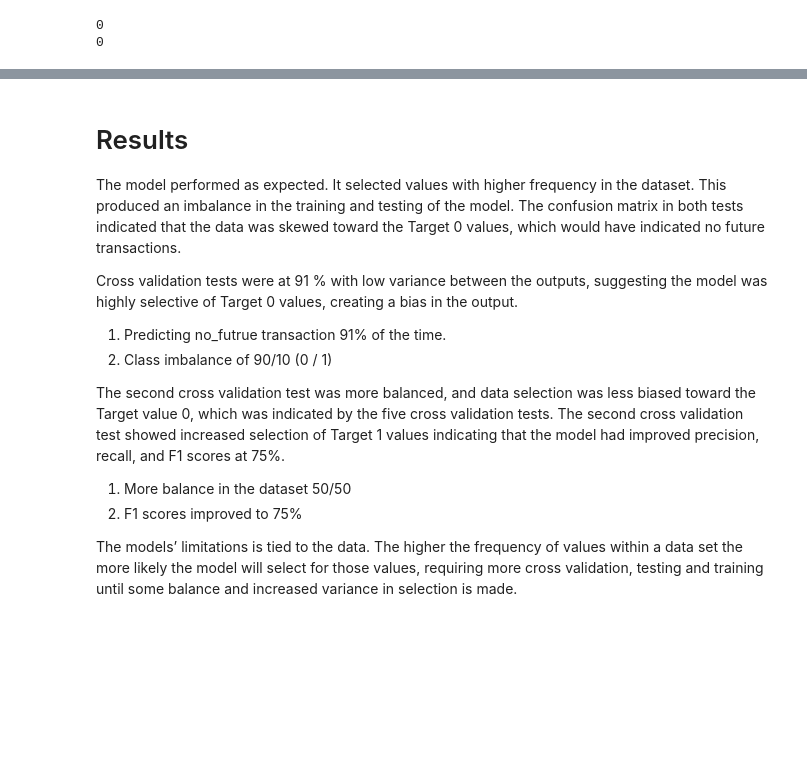
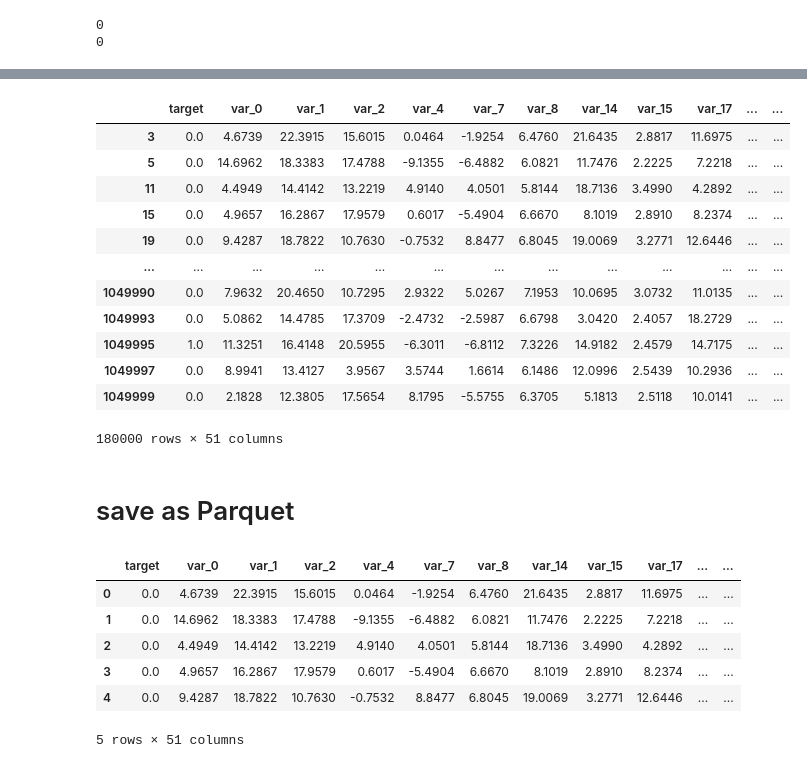
Before and after one commit to cyeef/Data-Science-Portfolio-C21-, a Jupyter notebook: Projects/Project-1/Project_1_data_clean.ipynb, the cells around one changed output, grey strips where cells are left out. Saved outputs shown, nothing was run; the diff lists cells and outputs as text; code cells hidden in the pictures; blank space fills up the shorter version.

Commit message:
Conversion to Parquet

```diff
--- a/Projects/Project-1/Project_1_data_clean.ipynb
+++ b/Projects/Project-1/Project_1_data_clean.ipynb
@@ -462,16 +191,20 @@ plt.show()
-# %% [markdown]
-# Results
-
-The model performed as expected. It selected values with higher frequency in the dataset. This produced an imbalance in the training and testing of the model. The confusion matrix in both tests indicated that the data was skewed toward the Target 0 values, which would have indicated no future transactions.
-
-Cross validation tests were at 91 % with low variance between the outputs, suggesting the model was highly selective of Target 0 values, creating a bias in the output.
-
-1.   Predicting no_futrue transaction 91% of the time.
-2.   Class imbalance of 90/10 (0 / 1)
-
-The second cross validation test was more balanced, and data selection was less biased toward the Target value 0, which was indicated by the five cross validation tests. The second cross validation test showed increased selection of Target 1 values indicating that the model had improved precision, recall, and F1 scores at 75%.
-
-1.   More balance in the dataset 50/50
-2.   F1 scores improved to 75%
-
-The models’ limitations is tied to the data. The higher the frequency of values within a data set the more likely the model will select for those values, requiring more cross validation, testing and training until some balance and increased variance in selection is made.
+# %%
+df.drop(columns = ['Unnamed: 0', 'ID_code'], inplace = True)
+# %%
+df
+# %% [output]
+|  | target | var_0 | var_1 | var_2 | var_4 | var_7 | var_8 | var_14 | var_15 | var_17 | ... | ... |
+| 3 | 0.0 | 4.6739 | 22.3915 | 15.6015 | 0.0464 | -1.9254 | 6.4760 | 21.6435 | 2.8817 | 11.6975 | ... | ... |
+| 5 | 0.0 | 14.6962 | 18.3383 | 17.4788 | -9.1355 | -6.4882 | 6.0821 | 11.7476 | 2.2225 | 7.2218 | ... | ... |
+| 11 | 0.0 | 4.4949 | 14.4142 | 13.2219 | 4.9140 | 4.0501 | 5.8144 | 18.7136 | 3.4990 | 4.2892 | ... | ... |
+| 15 | 0.0 | 4.9657 | 16.2867 | 17.9579 | 0.6017 | -5.4904 | 6.6670 | 8.1019 | 2.8910 | 8.2374 | ... | ... |
+| 19 | 0.0 | 9.4287 | 18.7822 | 10.7630 | -0.7532 | 8.8477 | 6.8045 | 19.0069 | 3.2771 | 12.6446 | ... | ... |
+| ... | ... | ... | ... | ... | ... | ... | ... | ... | ... | ... | ... | ... |
+| 1049990 | 0.0 | 7.9632 | 20.4650 | 10.7295 | 2.9322 | 5.0267 | 7.1953 | 10.0695 | 3.0732 | 11.0135 | ... | ... |
+| 1049993 | 0.0 | 5.0862 | 14.4785 | 17.3709 | -2.4732 | -2.5987 | 6.6798 | 3.0420 | 2.4057 | 18.2729 | ... | ... |
+| 1049995 | 1.0 | 11.3251 | 16.4148 | 20.5955 | -6.3011 | -6.8112 | 7.3226 | 14.9182 | 2.4579 | 14.7175 | ... | ... |
+| 1049997 | 0.0 | 8.9941 | 13.4127 | 3.9567 | 3.5744 | 1.6614 | 6.1486 | 12.0996 | 2.5439 | 10.2936 | ... | ... |
+| 1049999 | 0.0 | 2.1828 | 12.3805 | 17.5654 | 8.1795 | -5.5755 | 6.3705 | 5.1813 | 2.5118 | 10.0141 | ... | ... |
+180000 rows × 51 columns
+# %% [markdown]
+# save as Parquet
@@ -477,0 +213,10 @@ The models’ limitations is tied to the data. The higher the frequency of value
+# %%
+pd.read_parquet('transactions.parquet').head()
+# %% [output]
+|  | target | var_0 | var_1 | var_2 | var_4 | var_7 | var_8 | var_14 | var_15 | var_17 | ... | ... |
+| 0 | 0.0 | 4.6739 | 22.3915 | 15.6015 | 0.0464 | -1.9254 | 6.4760 | 21.6435 | 2.8817 | 11.6975 | ... | ... |
+| 1 | 0.0 | 14.6962 | 18.3383 | 17.4788 | -9.1355 | -6.4882 | 6.0821 | 11.7476 | 2.2225 | 7.2218 | ... | ... |
+| 2 | 0.0 | 4.4949 | 14.4142 | 13.2219 | 4.9140 | 4.0501 | 5.8144 | 18.7136 | 3.4990 | 4.2892 | ... | ... |
+| 3 | 0.0 | 4.9657 | 16.2867 | 17.9579 | 0.6017 | -5.4904 | 6.6670 | 8.1019 | 2.8910 | 8.2374 | ... | ... |
+| 4 | 0.0 | 9.4287 | 18.7822 | 10.7630 | -0.7532 | 8.8477 | 6.8045 | 19.0069 | 3.2771 | 12.6446 | ... | ... |
+5 rows × 51 columns
```
Also changed, not shown: parts of 42 cells of this notebook.
